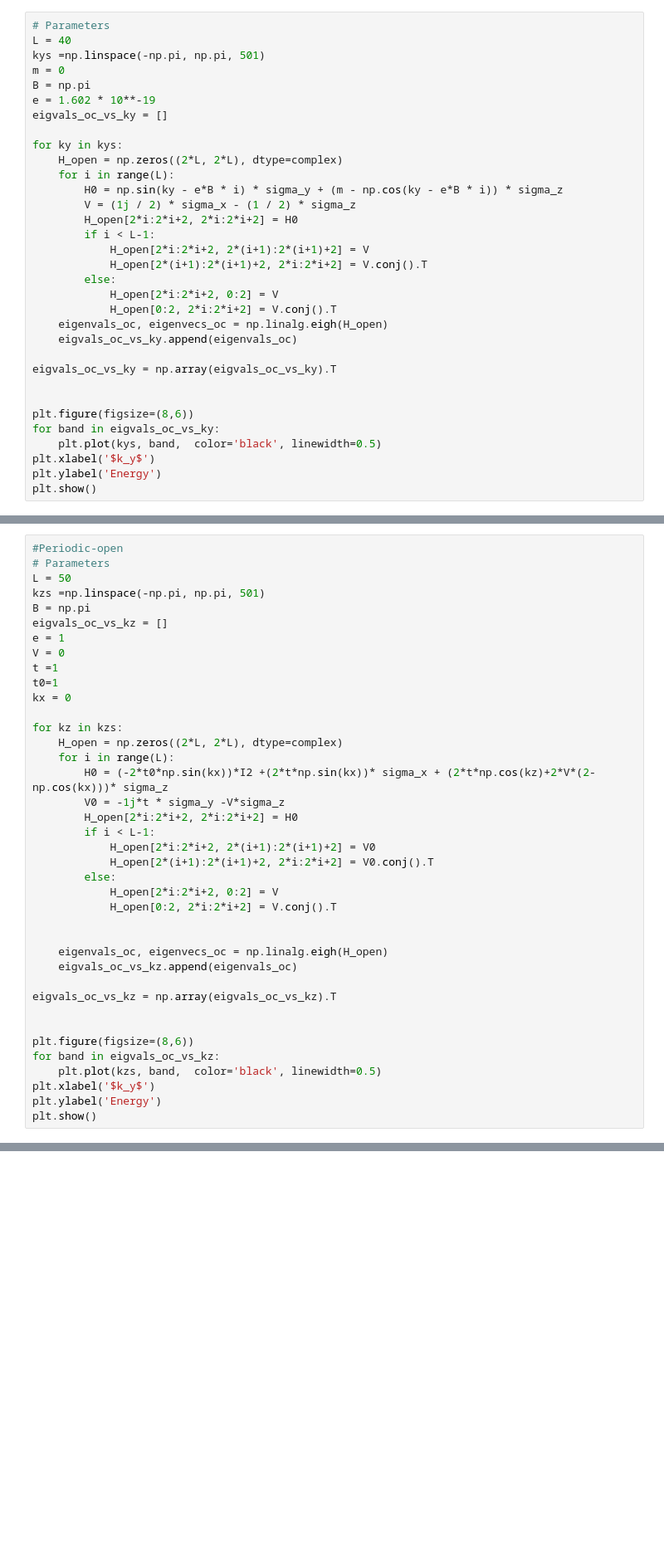
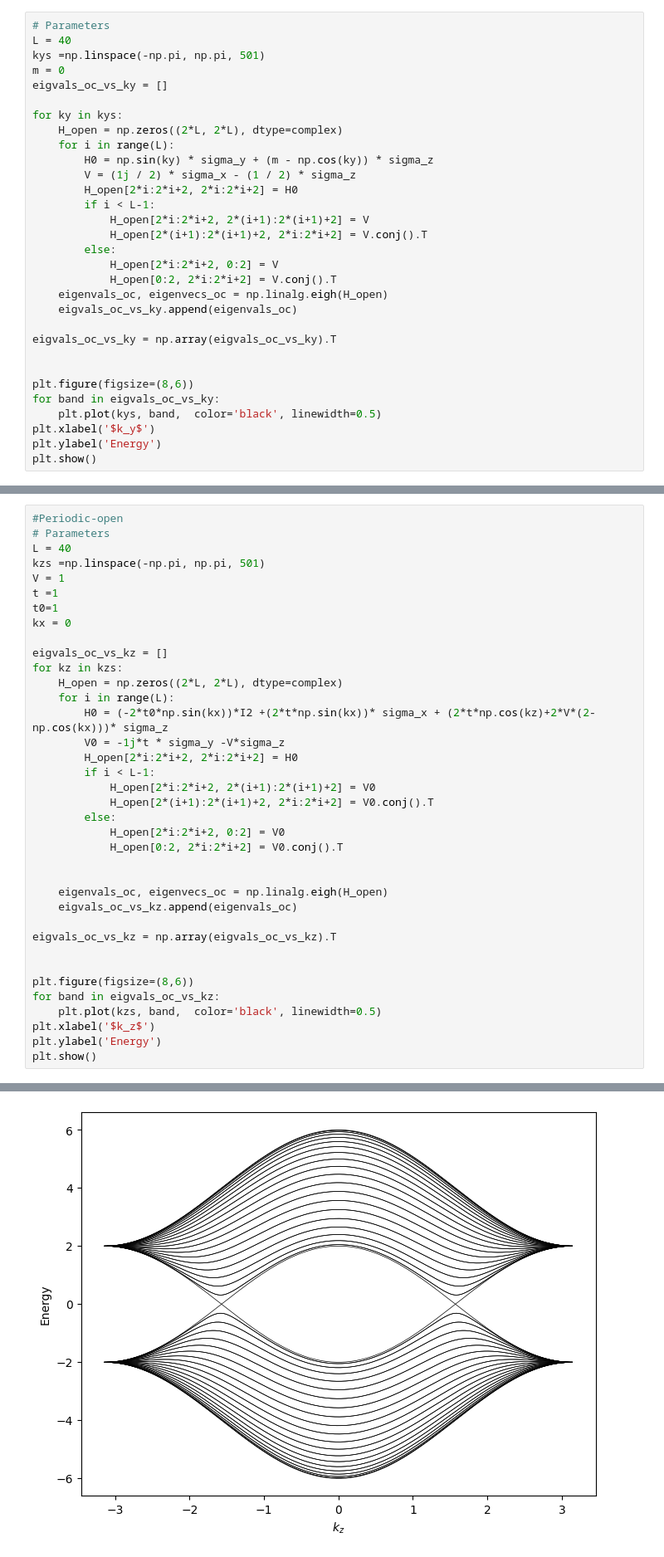
Before and after one commit to gehadibany/topological-phases, a Jupyter notebook: base_codes.ipynb, the cells around one changed output, grey strips where cells are left out. Shown at 83% size. Drawn from its saved outputs; the diff is of its cells as text; blank space fills up the shorter version.

```diff
--- a/base_codes.ipynb
+++ b/base_codes.ipynb
@@ -435,14 +457,12 @@ plt.show()
 L = 40
 kys =np.linspace(-np.pi, np.pi, 501)
 m = 0
-B = np.pi
-e = 1.602 * 10**-19
 eigvals_oc_vs_ky = []
 
 for ky in kys:
     H_open = np.zeros((2*L, 2*L), dtype=complex)
     for i in range(L):
-        H0 = np.sin(ky - e*B * i) * sigma_y + (m - np.cos(ky - e*B * i)) * sigma_z
+        H0 = np.sin(ky) * sigma_y + (m - np.cos(ky)) * sigma_z
         V = (1j / 2) * sigma_x - (1 / 2) * sigma_z
         H_open[2*i:2*i+2, 2*i:2*i+2] = H0
         if i < L-1:
@@ -468,16 +488,14 @@ plt.show()
 # %%
 #Periodic-open
 # Parameters
-L = 50
+L = 40
 kzs =np.linspace(-np.pi, np.pi, 501)
-B = np.pi
-eigvals_oc_vs_kz = []
-e = 1
-V = 0
+V = 1
 t =1
 t0=1
 kx = 0
 
+eigvals_oc_vs_kz = []
 for kz in kzs:
     H_open = np.zeros((2*L, 2*L), dtype=complex)
     for i in range(L):
@@ -488,8 +506,8 @@ for kz in kzs:
             H_open[2*i:2*i+2, 2*(i+1):2*(i+1)+2] = V0
             H_open[2*(i+1):2*(i+1)+2, 2*i:2*i+2] = V0.conj().T
         else:
-            H_open[2*i:2*i+2, 0:2] = V
-            H_open[0:2, 2*i:2*i+2] = V.conj().T
+            H_open[2*i:2*i+2, 0:2] = V0
+            H_open[0:2, 2*i:2*i+2] = V0.conj().T
 
 
     eigenvals_oc, eigenvecs_oc = np.linalg.eigh(H_open)
@@ -501,7 +519,7 @@ eigvals_oc_vs_kz = np.array(eigvals_oc_vs_kz).T
 plt.figure(figsize=(8,6))
 for band in eigvals_oc_vs_kz:
     plt.plot(kzs, band,  color='black', linewidth=0.5)
-plt.xlabel('$k_y$')
+plt.xlabel('$k_z$')
 plt.ylabel('Energy')
 plt.show()
 # %% [output]
@@ -508,0 +526 @@ AttributeError: 'int' object has no attribute 'conj'
+[figure, added]
```
Also changed, not shown: parts of 19 cells of this notebook.
